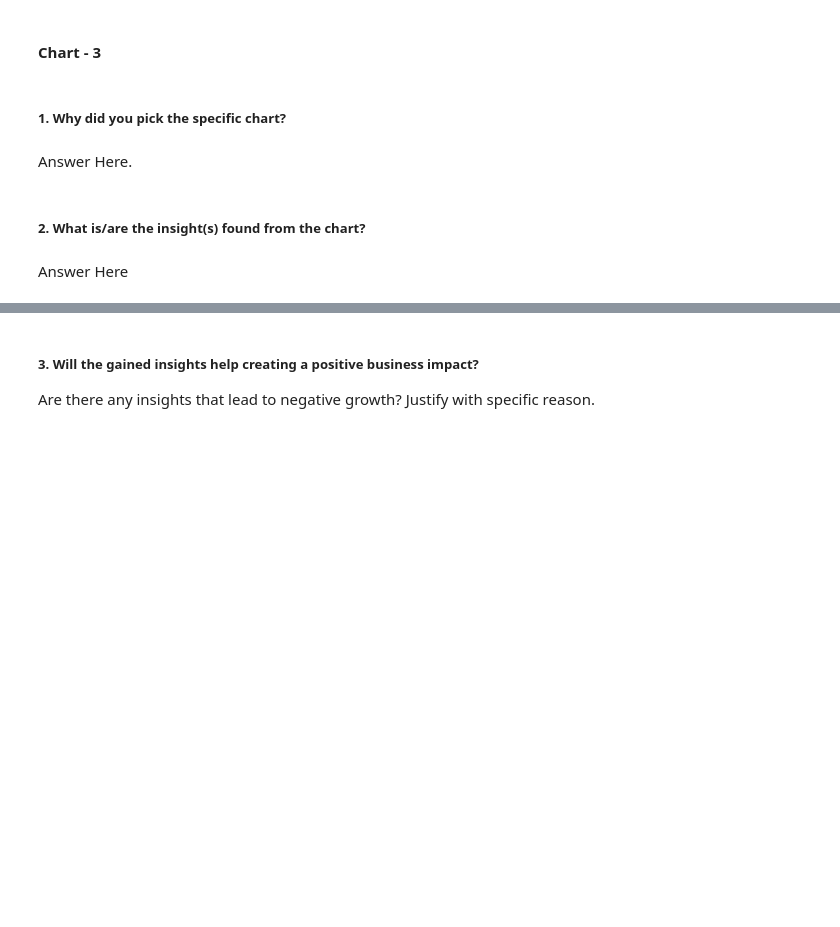
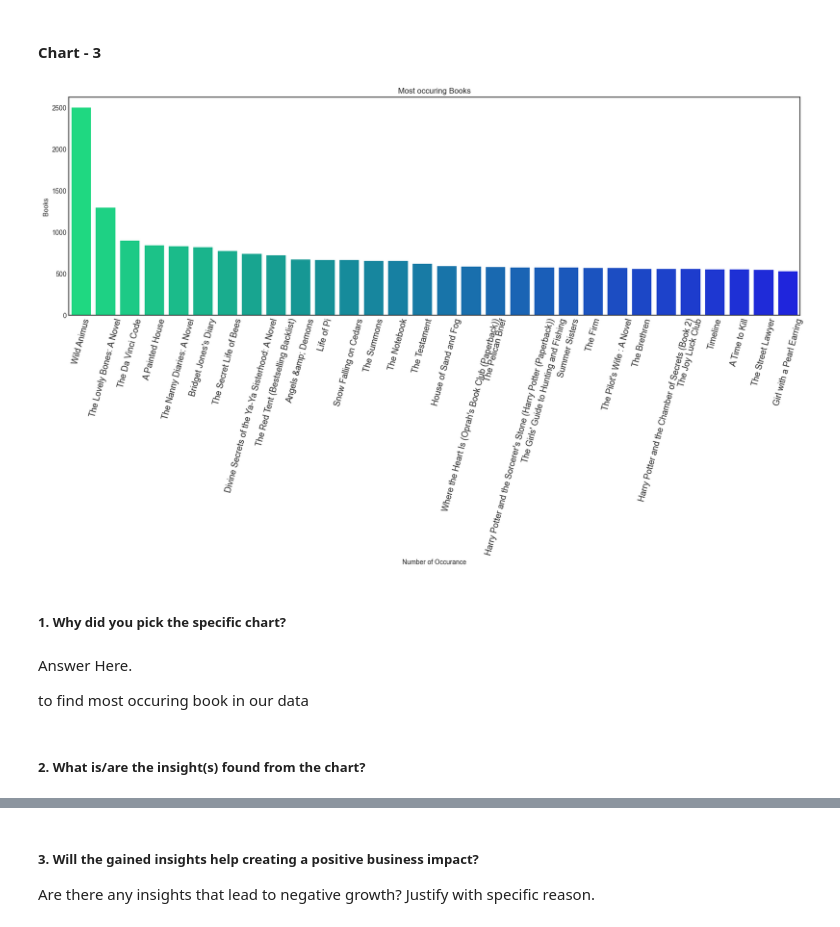
Before and after one commit to kaushikk1999/Book-Recommendation-System, a Jupyter notebook: Book Recommendation System 2.ipynb, the cells around one changed output, grey strips where cells are left out. Saved outputs shown, nothing was run; the diff lists cells and outputs as text; code cells hidden in the pictures; blank space fills up the shorter version.

```diff
--- a/Book Recommendation System 2.ipynb
+++ b/Book Recommendation System 2.ipynb
@@ -497,8 +667,21 @@ Answer Here
+# %%
+# to find most occuring book in our data
+plt.figure(figsize = (20, 6))
+book = df['Book-Title'].value_counts()[:30]
+sns.barplot(x = book.index, y = book,
+           palette = 'winter_r')
+plt.title("Most occuring Books")
+plt.xlabel("Number of Occurance")
+plt.ylabel("Books")
+plt.xticks(rotation = 75, fontsize = 13)
+plt.show()
+# %% [output]
+[figure, added]
 # %% [markdown]
 ##### 1. Why did you pick the specific chart?
-# %% [markdown]
-Answer Here.
+# %% [markdown]
+Answer Here.
+
+to find most occuring book in our data
 # %% [markdown]
 ##### 2. What is/are the insight(s) found from the chart?
-# %% [markdown]
-Answer Here
```
Also changed, not shown: parts of 126 cells of this notebook.
